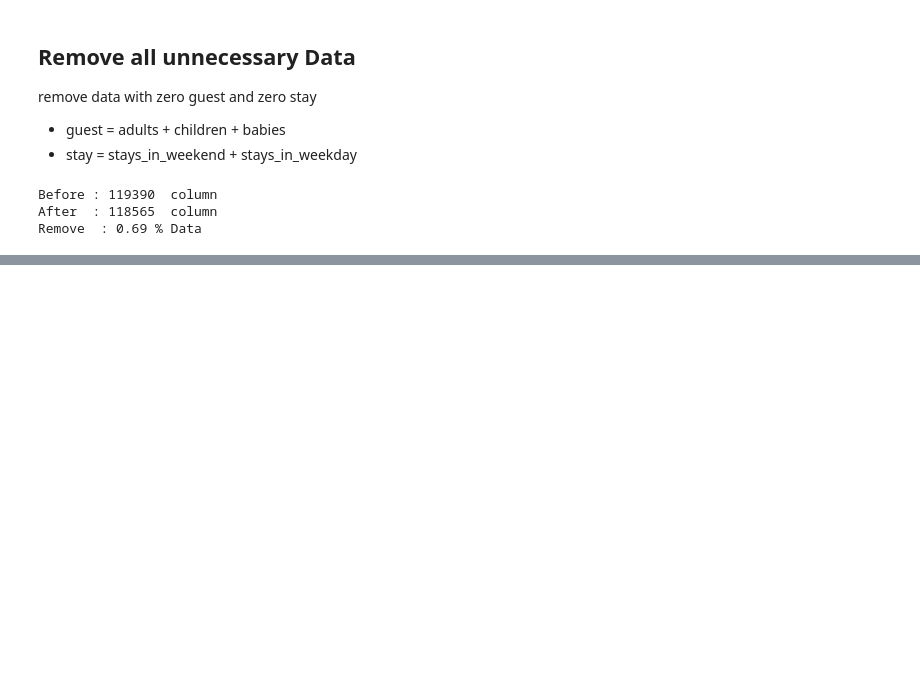
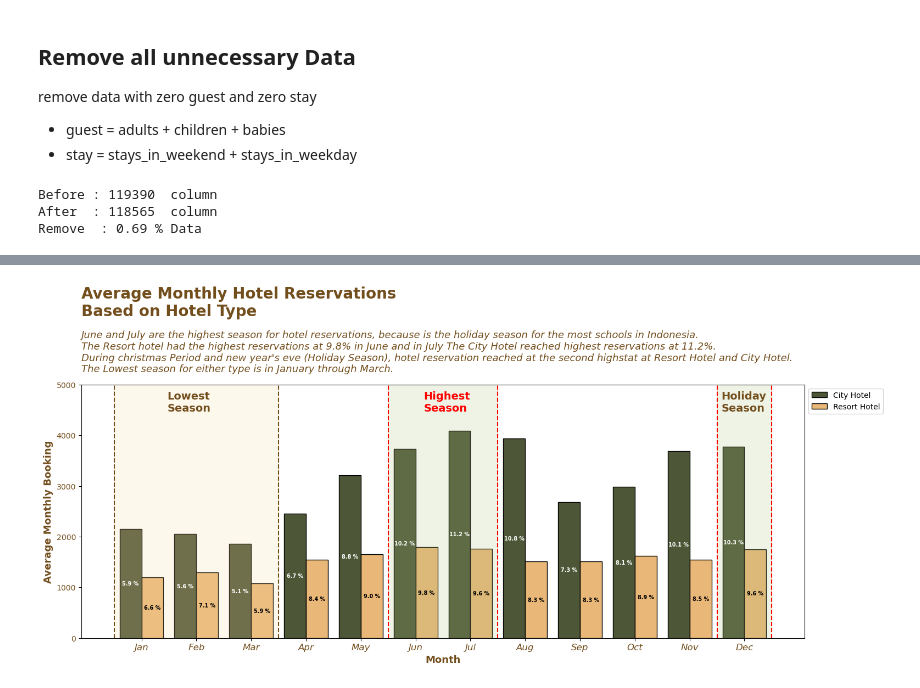
Before and after one commit to rahmars18/Investigate-Business-Hotel, a Jupyter notebook: Investigate Hotel Business.ipynb, the cells around one changed output, grey strips where cells are left out. Drawn from its saved outputs; the diff is of its cells as text; code cells hidden in the pictures; blank space fills up the shorter version.

```diff
--- a/Investigate Hotel Business.ipynb
+++ b/Investigate Hotel Business.ipynb
@@ -192,0 +261,61 @@ memory usage: 28.9+ MB
+# %%
+fig,ax = plt.subplots(1,1,figsize=(17,6))
+# Create an array with the colors you want to use
+colors = ["#4f5b31", "#fcba64"]
+# Set your custom color palette
+sns.set_palette(sns.color_palette(colors))
+sns.barplot(x='Month', y='Average_order', data=data_monthly, hue='hotel type', edgecolor='black')
+
+
+plt.text(x=-1.1, y=5250,fontsize=13, fontstyle='italic',color='#734e1d',
+         s="June and July are the highest season for hotel reservations, because is the holiday season for the most schools in Indonesia.\n"+\
+            "The Resort hotel had the highest reservations at 9.8% in June and"+\
+            " in July The City Hotel reached highest reservations at 11.2%.\n"+\
+            "During christmas Period and new year's eve (Holiday Season), hotel reservation reached at the second highstat"+\
+            " at Resort Hotel and City Hotel.\n"+\
+            "The Lowest season for either type is in January through March.")
+
+plt.bar_label(ax.containers[0], \
+              list(map(lambda x: x + ' %', \
+                data_monthly[data_monthly['hotel type'] =='City Hotel']['pct'].astype(str).tolist()))
+              ,label_type='center', color='white', weight='bold', fontsize=7)
+
+plt.bar_label(ax.containers[1], \
+              list(map(lambda x: x + ' %', \
+                data_monthly[data_monthly['hotel type'] =='Resort Hotel']['pct'].astype(str).tolist()))
+              ,label_type='center', color='black', weight='bold', fontsize=7)
+
+plt.legend(loc='upper left', bbox_to_anchor=[1, 1])
+
+#highest season
+plt.axvline(4.5, ls='--', color='red')
+plt.axvline(6.5, ls='--', color='red')
+plt.stackplot(np.arange(4.5,7.5), [[5000]], color='#acc37e', alpha=0.2)
+plt.text(x=5.15, y=4650, s='Highest\nSeason', fontsize=14, color='red',fontweight='bold', va='center')
+
+#holiday season
+plt.axvline(10.5, ls='--', color='red')
+plt.axvline(11.5, ls='--', color='red')
+plt.stackplot(np.arange(10.5,12.5), [[5000]], color='#acc37e', alpha=0.2)
+plt.text(x=10.58, y=4650, s='Holiday\nSeason', fontsize=14, color='#734e1d',fontweight='bold', va='center')
+
+#Lowest season
+plt.axvline(-0.5, ls='--', color='#734e1d')
+plt.axvline(2.5, ls='--', color='#734e1d')
+plt.stackplot(np.arange(-0.5,3.5), [[5000]], color='#f9dca1', alpha=0.2)
+plt.text(x=0.47, y=4650, s='Lowest\nSeason', fontsize=14, color='#734e1d',fontweight='bold', va='center')
+
+
+ax.set_ylabel('Average Monthly Booking',fontsize=13,fontweight='bold',color='#734e1d')
+plt.yticks(fontsize=10,color='#734e1d')
+ax.set_ylim(0,5000)
+
+ax.set_xlabel('Month',fontsize=13,fontweight='bold',color='#734e1d')
+plt.xticks(fontsize=12,fontstyle='italic',color='#734e1d')
+
+ax.set_title('Average Monthly Hotel Reservations\nBased on Hotel Type', fontsize=20, fontweight='bold',pad=90, color='#734e1d', loc='left')
+plt.savefig("Monthly Average.png", bbox_inches='tight',dpi=300, transparent=True)
+
+plt.show()
+# %% [output]
+[figure, added]
```
Also changed, not shown: parts of 10 cells of this notebook.
